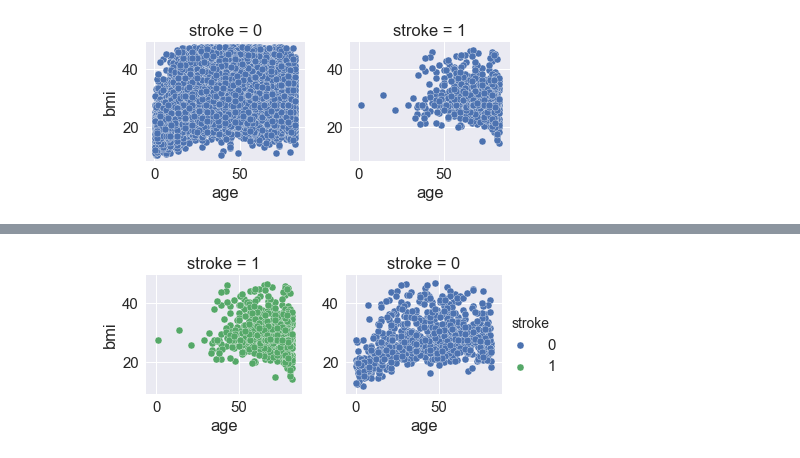
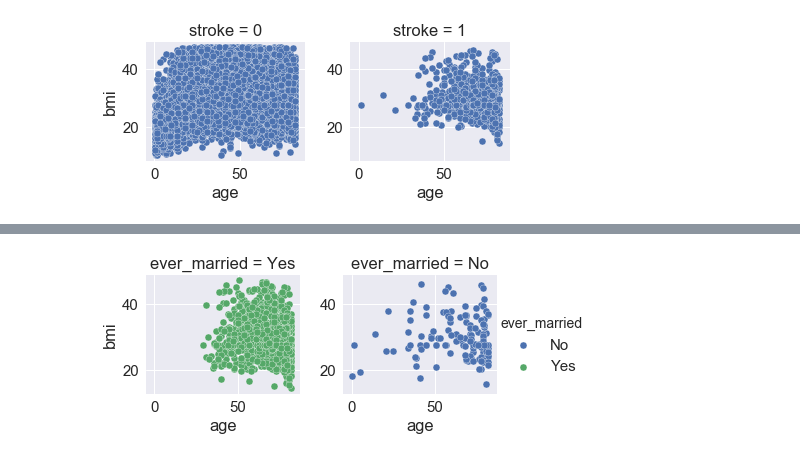
Before and after one commit to emgoh/capstone, a Jupyter notebook: capstone_codes/cp_data_exploration.ipynb, the cells around one changed output, grey strips where cells are left out. Cells and saved outputs as stored; diff of their text form; code cells hidden in the pictures.

```diff
--- a/capstone_codes/cp_data_exploration.ipynb
+++ b/capstone_codes/cp_data_exploration.ipynb
@@ -247,0 +396,17 @@ plt.show()
+# %%
+# Stratification on non-stroke patients #
+# Stratified by age_group_label:
+df_stroke_0_age_grp1 = df_stroke_0[df_stroke_0['age_group_label'] == 1] # age: <30
+df_stroke_0_age_grp2 = df_stroke_0[df_stroke_0['age_group_label'] == 2] # age: 30-40
+df_stroke_0_age_grp3 = df_stroke_0[df_stroke_0['age_group_label'] == 3] # age: 40-50
+df_stroke_0_age_grp4 = df_stroke_0[df_stroke_0['age_group_label'] == 4] # age: 50-60
+df_stroke_0_age_grp5 = df_stroke_0[df_stroke_0['age_group_label'] == 5] # age: 60-70
+df_stroke_0_age_grp6 = df_stroke_0[df_stroke_0['age_group_label'] == 6] # age: 70-80
+df_stroke_0_age_grp7 = df_stroke_0[df_stroke_0['age_group_label'] == 7] # age: 80-90
+
+df_stroke_1_counts = df_stroke_1[['age_group','age_group_label']]
+df_stroke_1_counts = pd.DataFrame(df_stroke_1_counts.groupby('age_group_label')['age_group'].count())
+df_stroke_1_counts.columns = ['counts']
+
+# Print the count index for each age group from stroke patients:
+print(df_stroke_1_counts)
@@ -257,21 +582,0 @@ plt.show()
-# %%
-# Resampling: adjustment on imbalanced classes #
-# Import libraries for resample
-from sklearn.utils import resample
-
-# Separate majority and minority classes
-df_major = df_cleaned[df_cleaned.stroke == 0]
-df_minor = df_cleaned[df_cleaned.stroke == 1]
-
-# Test: Downsample majority class
-# Downsample majority class: "0" non-stroke patients
-df_major_downsampled = resample(df_major,
-                              replace=False,
-                              n_samples=772,
-                              random_state=0)
-
-# Combine minority class with downsampled majority class:
-df_downsampled = pd.concat([df_minor,df_major_downsampled], axis=0)
-
-# Display new class counts:
-df_downsampled.stroke.value_counts()
@@ -410,8 +583,7 @@ plt.show()
 # %%
-# Faceted Scatter Plot: downsampled
-# bmi vs. age by stroke
-_ = sns.FacetGrid(df_downsampled, col='stroke', hue='stroke', col_order=[1,0])
+# bmi vs. age by marital_status
+_ = sns.FacetGrid(df_downsampled, col='ever_married', hue='ever_married', col_order=['Yes','No'], hue_order=['No','Yes'])
 _ = (_.map(plt.scatter, 'age', 'bmi', edgecolor='white').add_legend())
 plt.show()
 # %% [output]
-[figure, old version]
+[figure, new version]
```
Also changed, not shown: parts of 40 cells of this notebook, 1 other file.
